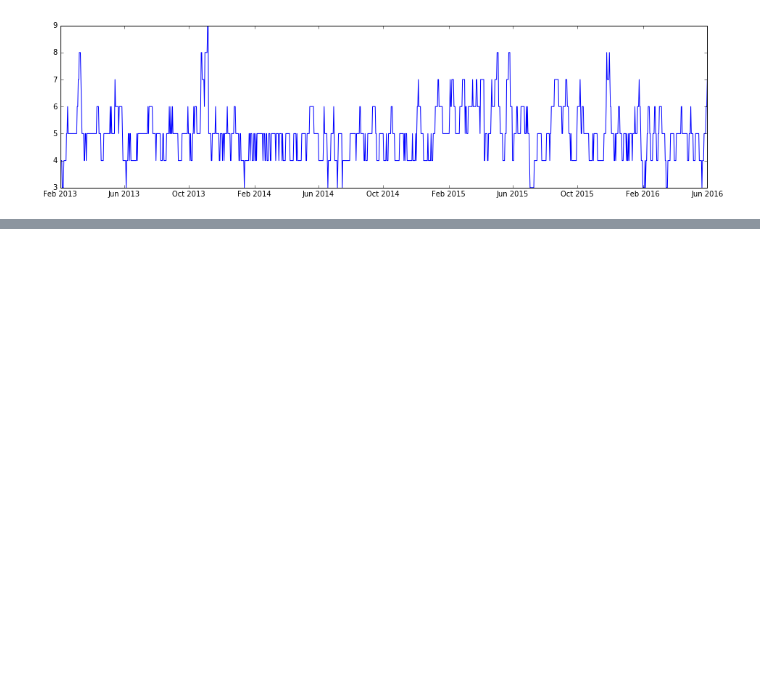
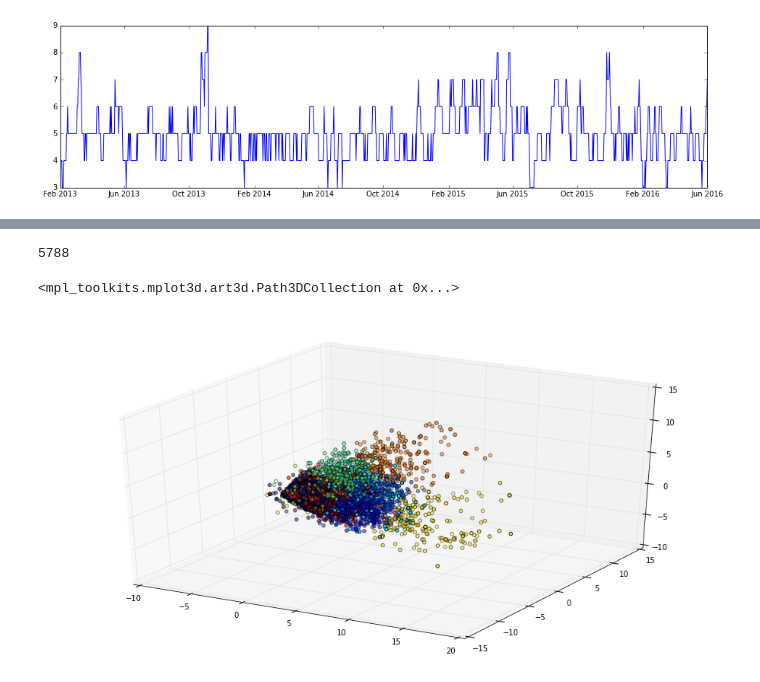
Before and after one commit to inspirehep/invenio-trends, a Jupyter notebook: research/Classification.ipynb, the cells around one changed output, grey strips where cells are left out. Cells and saved outputs as stored; diff of their text form; code cells hidden in the pictures; blank space fills up the shorter version.

```diff
--- a/research/Classification.ipynb
+++ b/research/Classification.ipynb
@@ -176,0 +237,3 @@ higher
+# %%
+km = KMeans(n_clusters=5)
+y_pred = km.fit_predict(X)
@@ -176,0 +250,4 @@ higher
+# %%
+len(y_pred)
+# %% [output]
+5788
@@ -176,0 +256,2 @@ higher
+# %%
+p = PCA(n_components=3).fit_transform(X)
@@ -176,0 +260,6 @@ higher
+# %%
+ax = plt.subplot(projection='3d')
+ax.scatter(p[:, 0], p[:, 1], p[:, 2], c=y_pred)
+# %% [output]
+<mpl_toolkits.mplot3d.art3d.Path3DCollection at 0x...>
+[figure, added]
```
Also changed, not shown: parts of 33 cells of this notebook.
